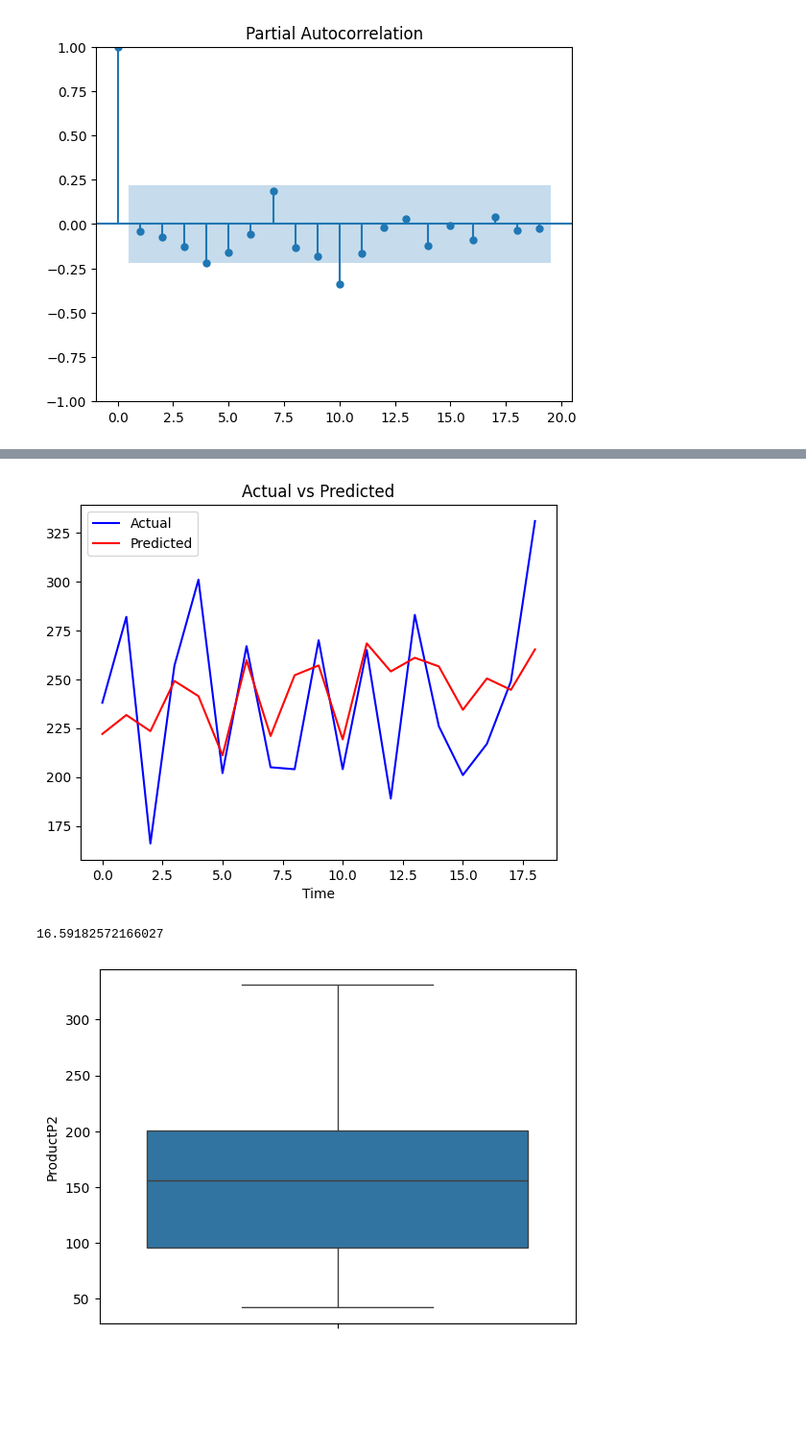
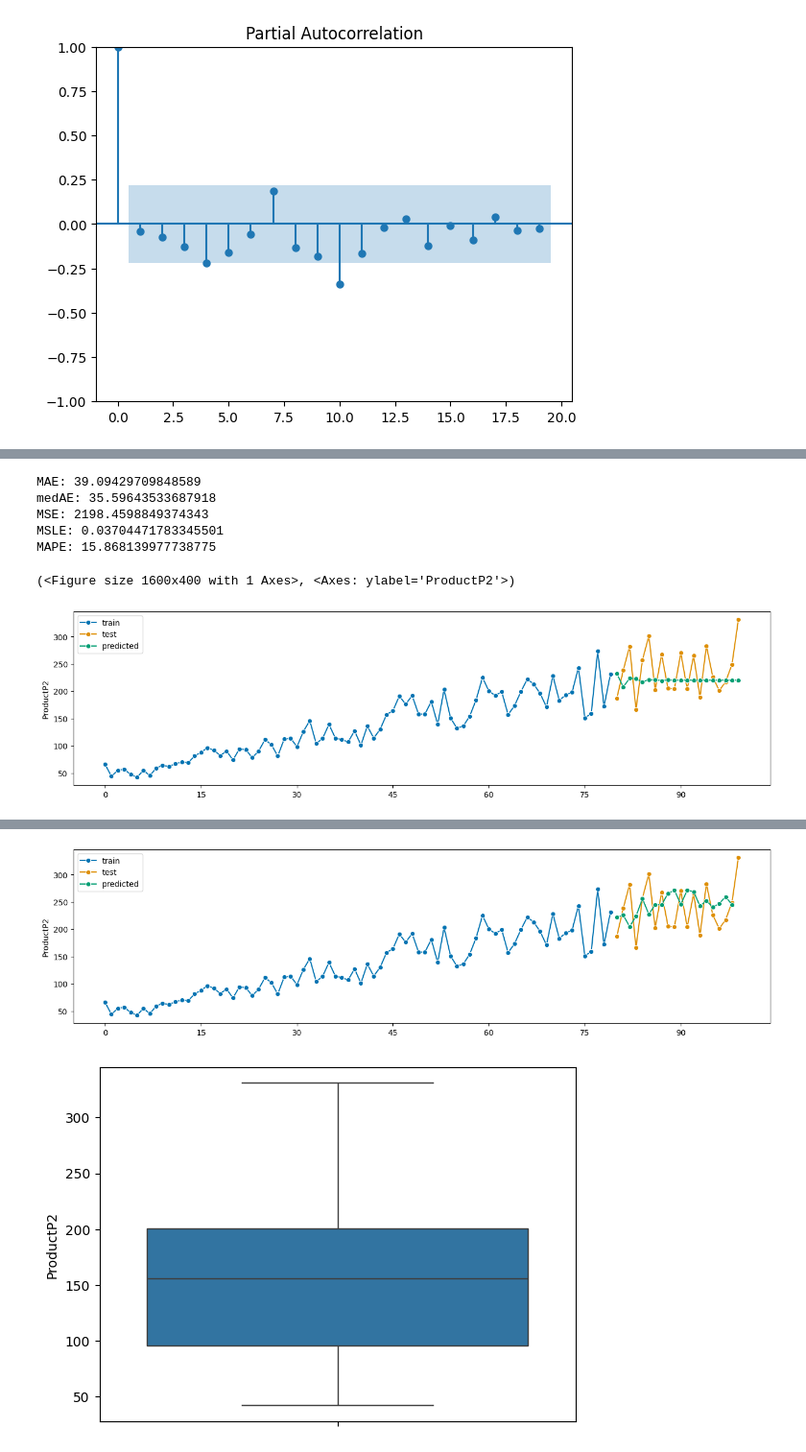
Before and after one commit to InnerShadow/Organization-of-data-processing, a Jupyter notebook: Lab3/Lab3.ipynb, the cells around one changed output, grey strips where cells are left out. Shown at 96% size. Drawn from its saved outputs; the diff is of its cells as text; code cells hidden in the pictures; blank space fills up the shorter version.

Commit message:
Better Time Series?

```diff
--- a/Lab3/Lab3.ipynb
+++ b/Lab3/Lab3.ipynb
@@ -21,6 +26,13 @@ To enable the following instructions: AVX2 FMA, in other operations, rebuild Ten
 # %%
 def mape(y_true, y_pred):
     return np.mean(np.abs((np.array(y_true) - np.array(y_pred)) / np.array(y_true))) * 100
+# %%
+def get_metrics(y_true, y_pred):
+    print(f'MAE: {mean_absolute_error(y_true, y_pred)}')
+    print(f'medAE: {median_absolute_error(y_true, y_pred)}')
+    print(f'MSE: {mean_squared_error(y_true, y_pred)}')
+    print(f'MSLE: {mean_squared_log_error(y_true, y_pred)}')
+    print(f'MAPE: {mape(y_true, y_pred)}')
 # %%
 df = pd.read_csv('time series data.csv')
 
@@ -183,3 +297,18 @@ MAPE : 15.868139977738775
+# %%
+forecast = model_fit.forecast(steps = len(df_test['ProductP2']))
+predicted_values = forecast
+
+get_metrics(df_test['ProductP2'], forecast)
+
+plot_series(df_train['ProductP2'], df_test['ProductP2'], predicted_values, labels = ['train', 'test', 'predicted'])
+# %% [output]
+MAE: 39.09429709848589
+medAE: 35.59643533687918
+MSE: 2198.4598849374343
+MSLE: 0.03704471783345501
+MAPE: 15.868139977738775
+(<Figure size 1600x400 with 1 Axes>, <Axes: ylabel='ProductP2'>)
+[figure, added]
 # %%
 data = df['ProductP2']
 data = data.values.reshape(-1, 1)
@@ -220,13 +349,11 @@ model.fit(X_train, y_train, epochs = 1000, batch_size = 1, validation_data = [X_
 
 predicted_values = model.predict(X_test)
 
-plt.plot(y_test, label = 'Actual', color = 'blue')
-plt.plot(predicted_values, label = 'Predicted', color = 'red')
-plt.xlabel('Time')
-plt.title('Actual vs Predicted')
-plt.legend()
-plt.show()
+plot_series(df_train['ProductP2'], df_test['ProductP2'],
+            pd.Series(predicted_values.flatten(), index = range(80, 99)),
+            labels = ['train', 'test', 'predicted'])
 
-print(np.mean(np.abs((y_test - predicted_values) / y_test)) * 100)
+get_metrics(y_test, predicted_values)
+# print(np.mean(np.abs((y_test - predicted_values) / y_test)) * 100)
 # %% [output]
 Epoch 1/1000
@@ -249,5 +376,4 @@ Epoch 28/1000
-[figure, old version]
+[figure, new version]
-16.59182572166027
 # %%
 sns.boxplot(df['ProductP2'])
 plt.show()
```
Also changed, not shown: parts of 19 cells of this notebook.
